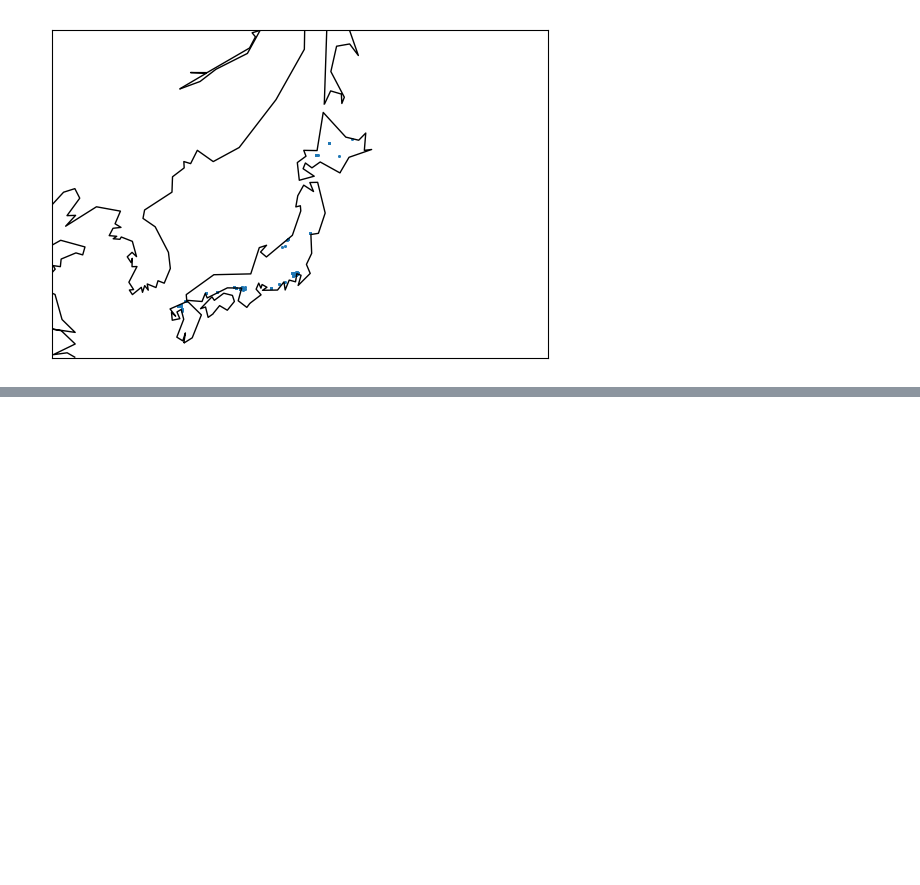
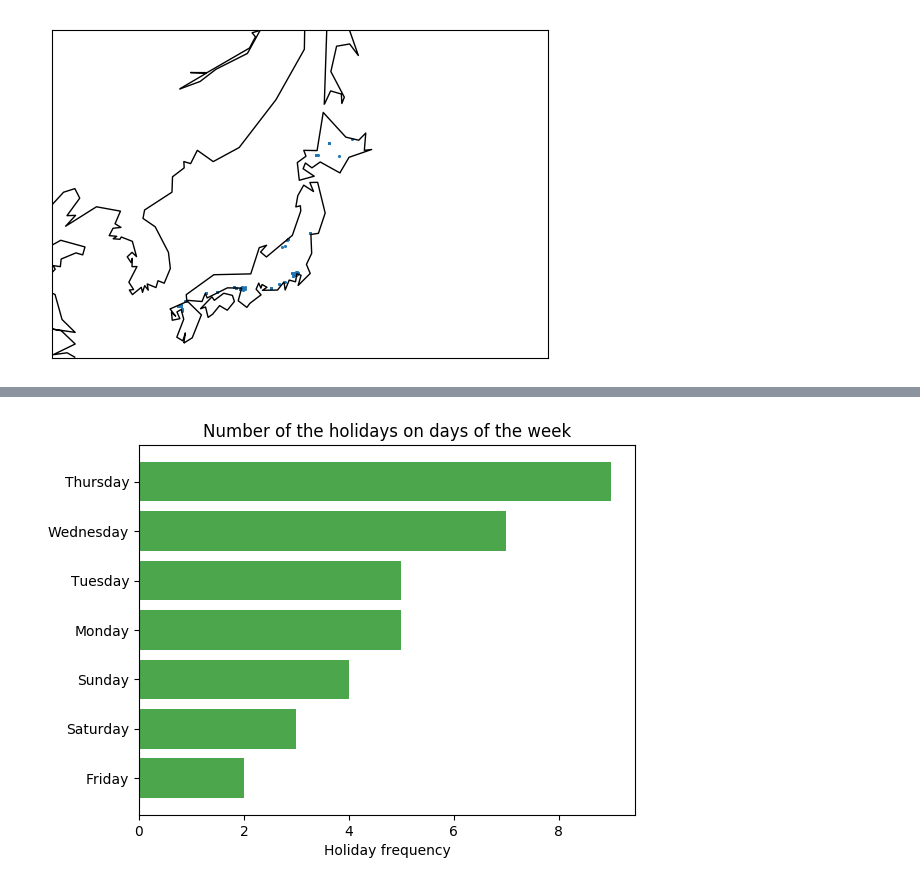
Before and after one commit to andyOR/Kaggle-Competitions, a Jupyter notebook: Recruit Restaurant Visitor Forecasting.ipynb, the cells around one changed output, grey strips where cells are left out. Cells and saved outputs as stored; diff of their text form; code cells hidden in the pictures; blank space fills up the shorter version.

```diff
--- a/Recruit Restaurant Visitor Forecasting.ipynb
+++ b/Recruit Restaurant Visitor Forecasting.ipynb
@@ -230,0 +270,4 @@ plt.show()
+# %%
+date_info = pd.read_csv('date_info.csv')
+date_info.info()
+date_info.describe()
@@ -230,0 +332,14 @@ plt.show()
+# %%
+objects = date_info['day_of_week'].unique()
+y_pos = np.arange(len(objects))
+holi_sum = date_info.pivot_table(index= 'day_of_week', values = 'holiday_flg',aggfunc=np.sum)
+values = sorted(holi_sum.values)
+
+plt.barh(y_pos, values, align='center', alpha=0.7, color='green')
+plt.yticks(y_pos, objects)
+plt.xlabel('Holiday frequency')
+plt.title('Number of the holidays on days of the week')
+
+plt.show()
+# %% [output]
+[figure, added]
```
Also changed, not shown: parts of 17 cells of this notebook.
